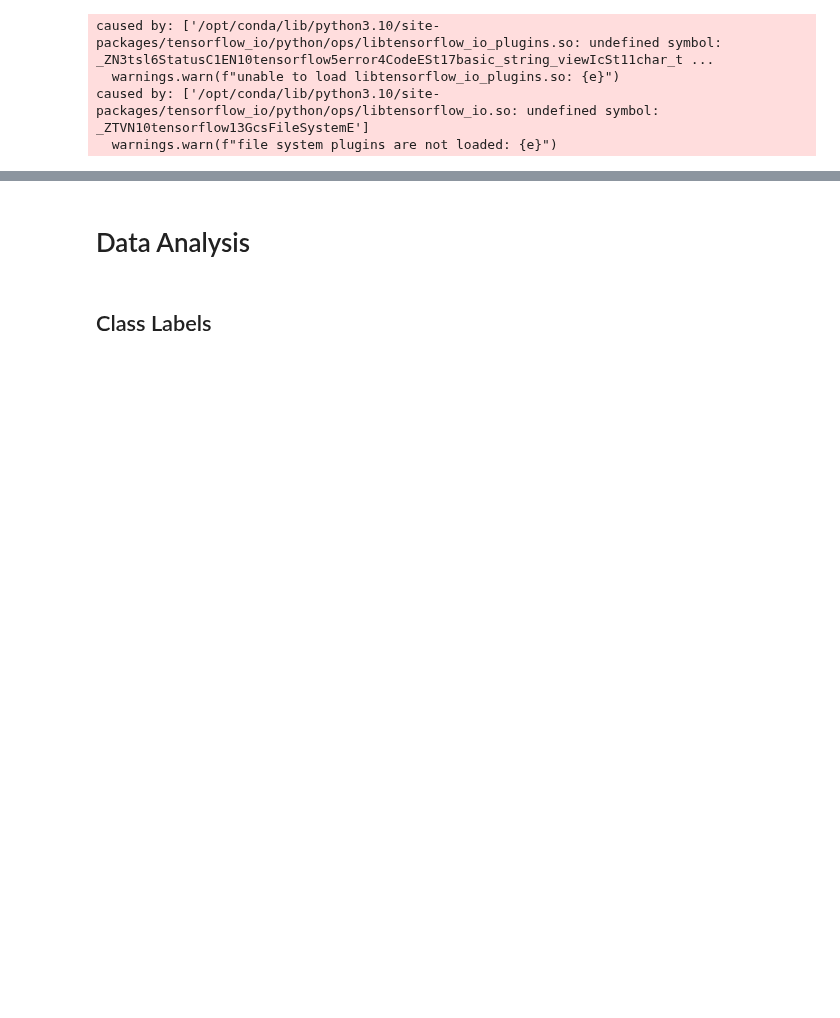
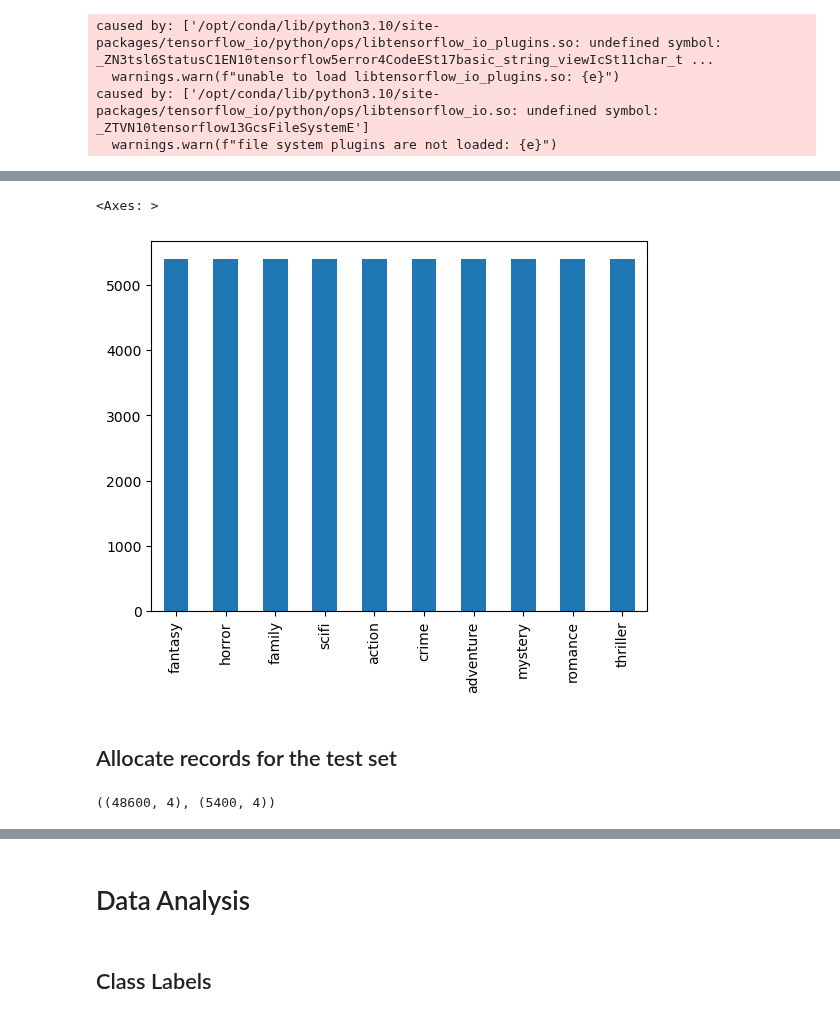
Before and after one commit to poolGolez/project-roosevelt, a Jupyter notebook: guess-the-movie-genre.ipynb, the cells around one changed output, grey strips where cells are left out. Cells and saved outputs as stored; diff of their text form; code cells hidden in the pictures; blank space fills up the shorter version.

```diff
--- a/guess-the-movie-genre.ipynb
+++ b/guess-the-movie-genre.ipynb
@@ -67,0 +53,16 @@ Size of test set: 36000
+# %%
+(df['genre'].value_counts()).plot(kind='bar')
+# %% [output]
+<Axes: >
+[figure, added]
+# %% [markdown]
+## Allocate records for the test set
+# %%
+from sklearn.model_selection import train_test_split
+
+(train_df, test_df) = train_test_split(df, test_size=0.1,
+                                       random_state=42,
+                                       stratify=df['genre'])
+(train_df.shape, test_df.shape)
+# %% [output]
+((48600, 4), (5400, 4))
```
Also changed, not shown: parts of 40 cells of this notebook.
